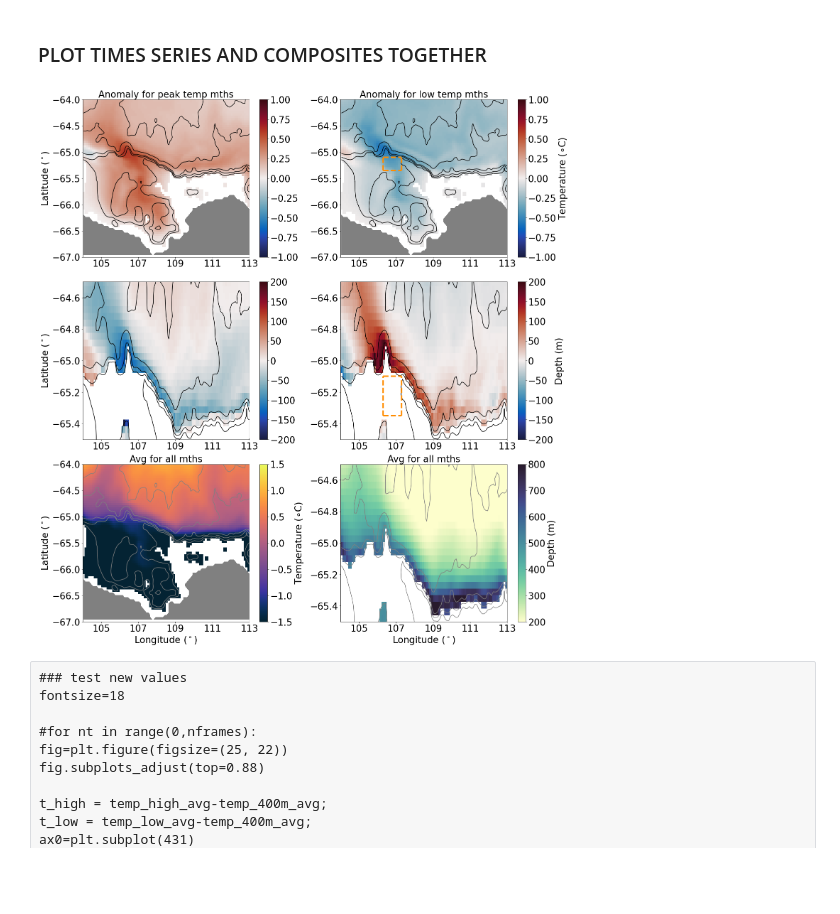
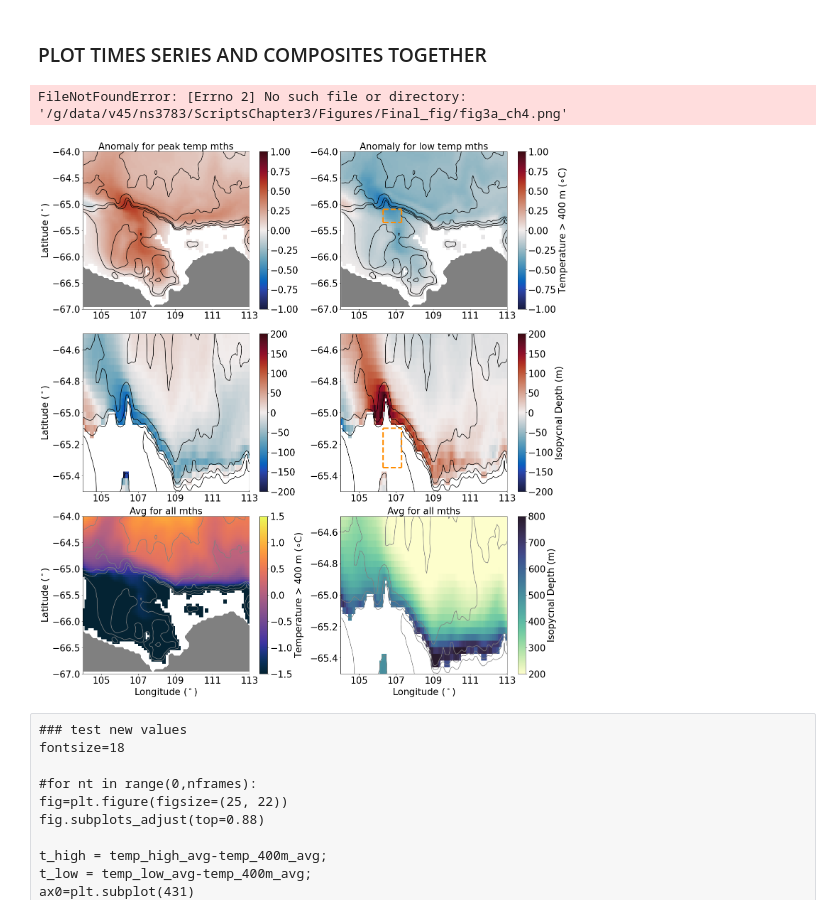
Before and after one commit to ribeiron/ScriptsChapter3, a Jupyter notebook: Fig4.ipynb, the cells around one changed output. Saved outputs shown, nothing was run; the diff lists cells and outputs as text; code cells hidden in the pictures; blank space fills up the shorter version.

Commit message:
updated Figure 4 on paper

```diff
--- a/Fig4.ipynb
+++ b/Fig4.ipynb
@@ -575,7 +575,7 @@ cbar=plt.colorbar(pc,orientation='vertical',extend='neither')
 cbar.ax.locator_params(nbins=8)
 #cbar.set_label(r'($\circ$C)', fontsize = 16,labelpad=5)
 ax0.set_xticklabels([-255+359,-254+359,-252+359,-250+359,-248+359,-246+359])
-cbar.set_label(r'Temperature ($\circ$C)', fontsize = fontsize,labelpad=5)
+cbar.set_label(r'Temperature > 400 m ($\circ$C)', fontsize = fontsize,labelpad=5)
 cbar.ax.tick_params(labelsize=fontsize)
 
 
@@ -638,7 +638,7 @@ cbar.ax.tick_params(labelsize=fontsize)
 ax0.set_xticklabels([-255+359,-254+359,-252+359,-250+359,-248+359,-246+359])
 #plt.ylabel('Latitude ($^\circ$)',fontsize=fontsize)
 #plt.xlabel('Longitude ($^\circ$)',fontsize=fontsize)
-cbar.set_label(r'Depth (m)', fontsize = fontsize,labelpad=5)
+cbar.set_label(r'Isopycnal Depth (m)', fontsize = fontsize,labelpad=5)
 
 ax0=plt.subplot(3,2,5)
 pc = plt.pcolormesh(temp_400m_avg.xt_ocean,temp_400m_avg.yt_ocean,
@@ -659,43 +659,44 @@ plt.xlim((-255, -246))
         # colorbar:
 cbar=plt.colorbar(pc,orientation='vertical',extend='neither')
 cbar.ax.locator_params(nbins=8)
-cbar.set_label(r'Temperature ($\circ$C)', fontsize = fontsize,labelpad=5)
+cbar.set_label(r'Temperature > 400 m ($\circ$C)', fontsize = fontsize,labelpad=5)
 cbar.ax.tick_params(labelsize=fontsize)
 ax0.set_xticklabels([-255+359,-254+359,-252+359,-250+359,-248+359,-246+359])
 plt.xlabel('Longitude ($^\circ$)',fontsize=fontsize)
 plt.ylabel('Latitude ($^\circ$)',fontsize=fontsize)
 
 ax0=plt.subplot(3,2,6)
 pc = plt.pcolormesh(iso_avg.xt_ocean,iso_avg.yt_ocean,
                         iso_avg, cmap = cmocean.deep,
                         vmin=200,vmax=800)
 #plt.title('Avg for all yrs',fontsize=fontsize)
         #plot contours
 plt.contour(ht.xt_ocean,ht.yt_ocean,ht,levels=[500,700,1000,2000,3000],colors='grey',linewidth=.5)
         # plot the land:
 plt.contourf(ht.xt_ocean,ht.yt_ocean,land_mask,colors='grey')
 plt.title('Avg for all mths',fontsize=fontsize)
         # labels etc:
         #plt.xlabel('Longitude',fontsize=fontsize)
 #plt.title(mth[nt] +' '+ str(yr[nt]),fontsize=fontsize)
 plt.tick_params(labelsize=fontsize)
         #lim
 plt.ylim((-65.5, -64.5))
 plt.xlim((-255, -246))
         # colorbar:
 cbar=plt.colorbar(pc,orientation='vertical',extend='neither')
 cbar.ax.tick_params(labelsize=fontsize)
 ax0.set_xticklabels([-255+359,-254+359,-252+359,-250+359,-248+359,-246+359])
 #plt.ylabel('Latitude ($^\circ$)',fontsize=fontsize)
 plt.xlabel('Longitude ($^\circ$)',fontsize=fontsize)
-cbar.set_label(r'Depth (m)', fontsize = fontsize,labelpad=5)
+cbar.set_label(r'Isopycnal Depth (m)', fontsize = fontsize,labelpad=5)
 
 fig.tight_layout()
-figdir = '/home/581/ns3783/Scripts/Figures/Final_fig'
+figdir = '/g/data/v45/ns3783/ScriptsChapter3/Figures/Final_fig'
 filestr = figdir+'/fig3a_ch4.png'
 plt.savefig(filestr,dpi=600,bbox_inches='tight')
 # %% [output]
+FileNotFoundError: [Errno 2] No such file or directory: '/g/data/v45/ns3783/ScriptsChapter3/Figures/Final_fig/fig3a_ch4.png'
-[figure, old version]
+[figure, new version]
 # %%
 ### test new values
 fontsize=26
```
Also changed, not shown: parts of 1 cell of this notebook, 1 other file.
